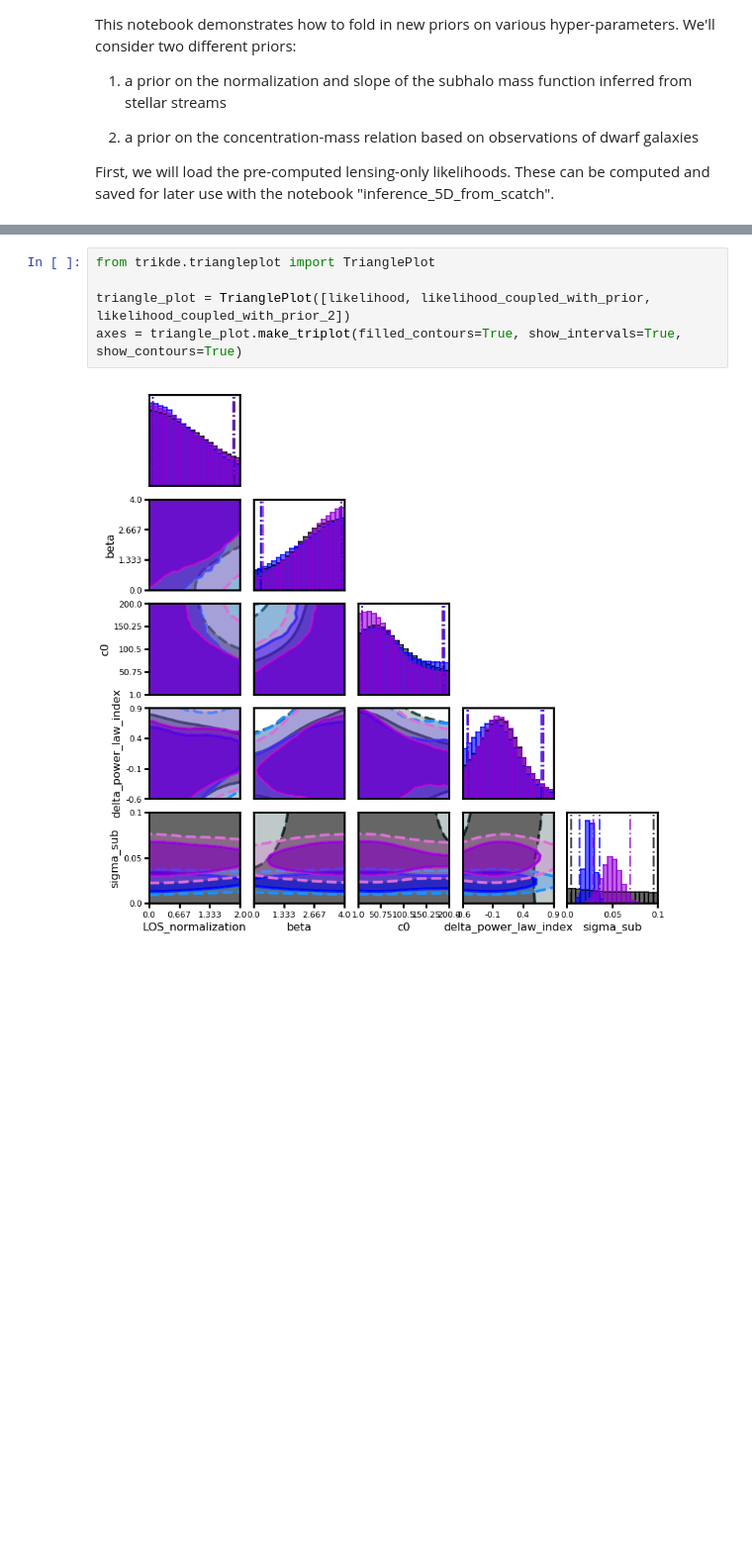
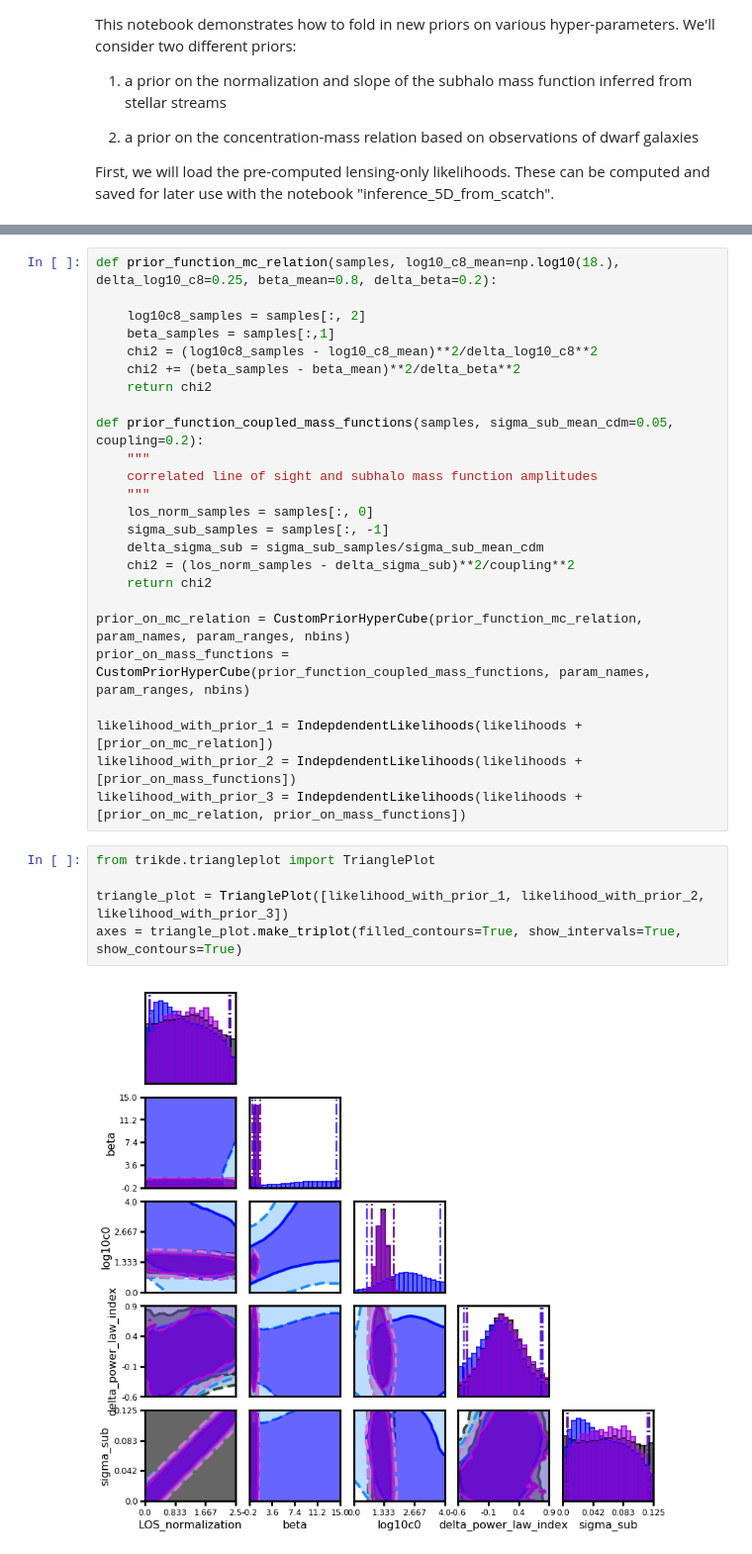
Before and after one commit to dangilman/LensLikelihood-, a Jupyter notebook: notebooks/folding_in_priors.ipynb, the cells around one changed output, grey strips where cells are left out. Shown: that part at 99% size. Saved outputs shown, nothing was run; the diff lists cells and outputs as text; blank space fills up the shorter version.

```diff
--- a/notebooks/folding_in_priors.ipynb
+++ b/notebooks/folding_in_priors.ipynb
@@ -130,7 +80,32 @@ likelihood_coupled_with_prior_2 = IndepdendentLikelihoods(likelihoods_coupled_wi
+# %%
+def prior_function_mc_relation(samples, log10_c8_mean=np.log10(18.), delta_log10_c8=0.25, beta_mean=0.8, delta_beta=0.2):
+
+    log10c8_samples = samples[:, 2]
+    beta_samples = samples[:,1]
+    chi2 = (log10c8_samples - log10_c8_mean)**2/delta_log10_c8**2
+    chi2 += (beta_samples - beta_mean)**2/delta_beta**2
+    return chi2
+
+def prior_function_coupled_mass_functions(samples, sigma_sub_mean_cdm=0.05, coupling=0.2):
+    """
+    correlated line of sight and subhalo mass function amplitudes
+    """
+    los_norm_samples = samples[:, 0]
+    sigma_sub_samples = samples[:, -1]
+    delta_sigma_sub = sigma_sub_samples/sigma_sub_mean_cdm
+    chi2 = (los_norm_samples - delta_sigma_sub)**2/coupling**2
+    return chi2
+
+prior_on_mc_relation = CustomPriorHyperCube(prior_function_mc_relation, param_names, param_ranges, nbins)
+prior_on_mass_functions = CustomPriorHyperCube(prior_function_coupled_mass_functions, param_names, param_ranges, nbins)
+
+likelihood_with_prior_1 = IndepdendentLikelihoods(likelihoods + [prior_on_mc_relation])
+likelihood_with_prior_2 = IndepdendentLikelihoods(likelihoods + [prior_on_mass_functions])
+likelihood_with_prior_3 = IndepdendentLikelihoods(likelihoods + [prior_on_mc_relation, prior_on_mass_functions])
 # %%
 from trikde.triangleplot import TrianglePlot
 
-triangle_plot = TrianglePlot([likelihood, likelihood_coupled_with_prior, likelihood_coupled_with_prior_2])
+triangle_plot = TrianglePlot([likelihood_with_prior_1, likelihood_with_prior_2, likelihood_with_prior_3])
 axes = triangle_plot.make_triplot(filled_contours=True, show_intervals=True, show_contours=True)
 # %% [output]
-[figure, old version]
+[figure, new version]
```
Also changed, not shown: parts of 23 cells of this notebook, 1 other file.
